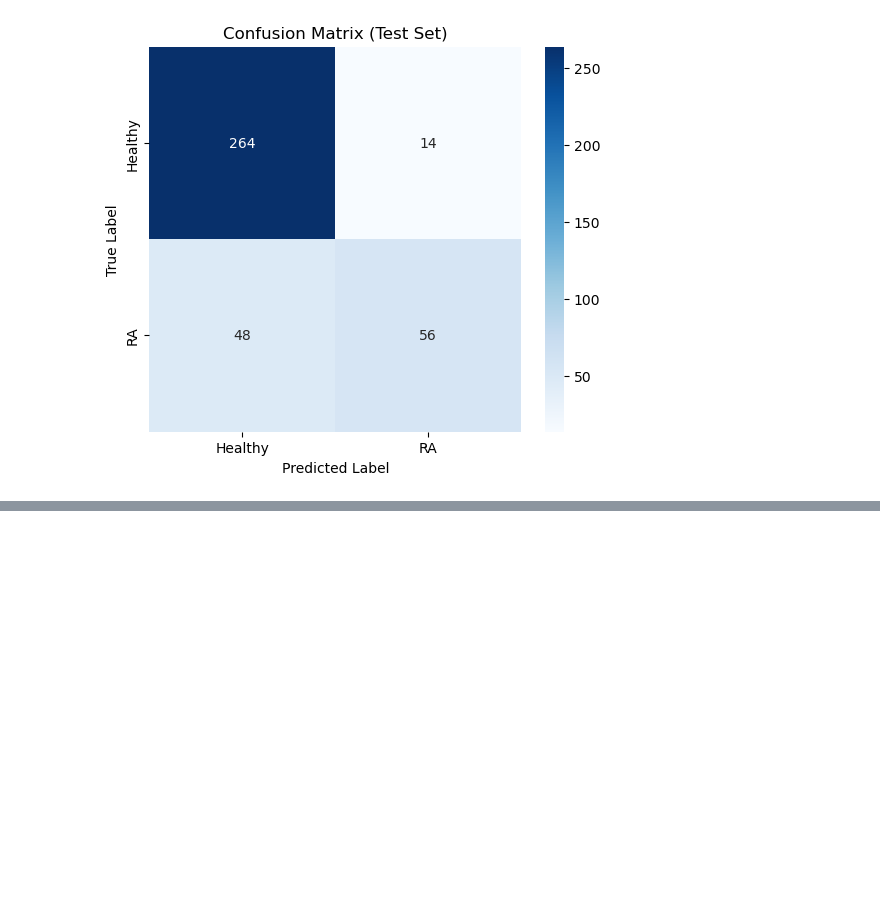
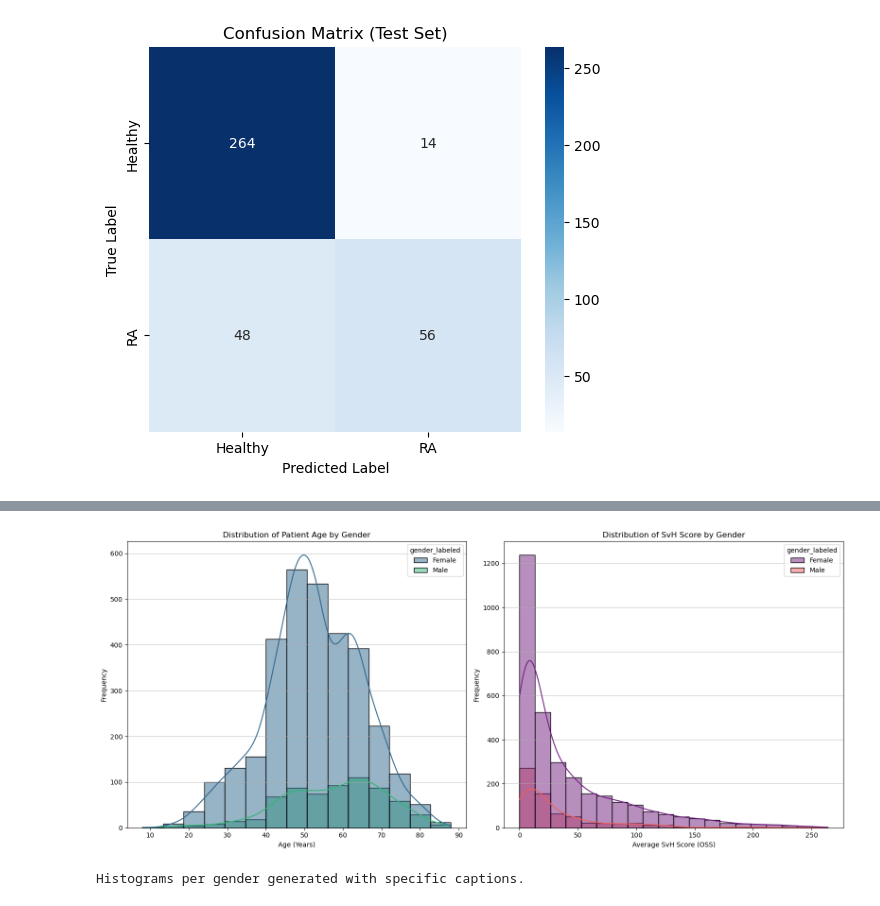
Before and after one commit to pwatana/RA_classification_CNN, a Jupyter notebook: notebooks/analyze_results.ipynb, the cells around one changed output, grey strips where cells are left out. Cells and saved outputs as stored; diff of their text form; code cells hidden in the pictures; blank space fills up the shorter version.

```diff
--- a/notebooks/analyze_results.ipynb
+++ b/notebooks/analyze_results.ipynb
@@ -220,0 +602,63 @@ Found 382 images belonging to 2 classes.
+# %%
+# Cell 1: Import Libraries (Same as before)
+import pandas as pd
+import matplotlib.pyplot as plt
+import seaborn as sns
+import os
+
+# Cell 2: Load the Data (Same as before)
+# Adjust the path as needed
+try:
+    data_path = os.path.join('..', 'data', 'raw', 'data.csv')
+    df = pd.read_csv(data_path)
+    print("data.csv loaded successfully.")
+    print("DataFrame Head:")
+    print(df.head())
+except FileNotFoundError:
+    print(f"Error: data.csv not found at {data_path}. Please adjust the path.")
+    try:
+        data_path = os.path.join('data', 'raw', 'data.csv')
+        df = pd.read_csv(data_path)
+        print("data.csv loaded successfully from project root.")
+        print("DataFrame Head:")
+        print(df.head())
+    except FileNotFoundError:
+        print("Error: data.csv not found in typical locations. Please specify the correct path.")
+        raise
+
+
+# Cell 3: Map Gender Labels (NEW)
+print("\n--- Mapping Gender Labels ---")
+gender_mapping = {'F': 'Female', 'M': 'Male'}
+df['gender_labeled'] = df['gender'].map(gender_mapping)
+print("Gender labels mapped. DataFrame Head with new column:")
+print(df.head())
+
+
+# Cell 4: Plot Histograms Separated by Labeled Gender
+
+print("\n--- Generating Histograms Separated by Labeled Gender ---")
+
+plt.figure(figsize=(16, 7))
+
+# Histogram for Age Distribution per Labeled Gender
+plt.subplot(1, 2, 1)
+sns.histplot(data=df, x='age', hue='gender_labeled', kde=True, bins=15, palette='viridis') # Use 'gender_labeled'
+plt.title('Distribution of Patient Age by Gender')
+plt.xlabel('Age (Years)')
+plt.ylabel('Frequency')
+plt.grid(axis='y', alpha=0.75)
+
+# Histogram for SvH Score Average (score_avg) Distribution per Labeled Gender
+plt.subplot(1, 2, 2)
+sns.histplot(data=df, x='score_avg', hue='gender_labeled', kde=True, bins=20, palette='magma') # Use 'gender_labeled'
+plt.title('Distribution of SvH Score by Gender')
+plt.xlabel('Average SvH Score (OSS)')
+plt.ylabel('Frequency')
+plt.grid(axis='y', alpha=0.75)
+
+plt.tight_layout()
+plt.show()
+
+print("\nHistograms per gender generated with specific captions.")
+# %% [output]
@@ -220,0 +684,2 @@ Found 382 images belonging to 2 classes.
+[figure, added]
+Histograms per gender generated with specific captions.
```
Also changed, not shown: parts of 4 cells of this notebook, 3 other files.
